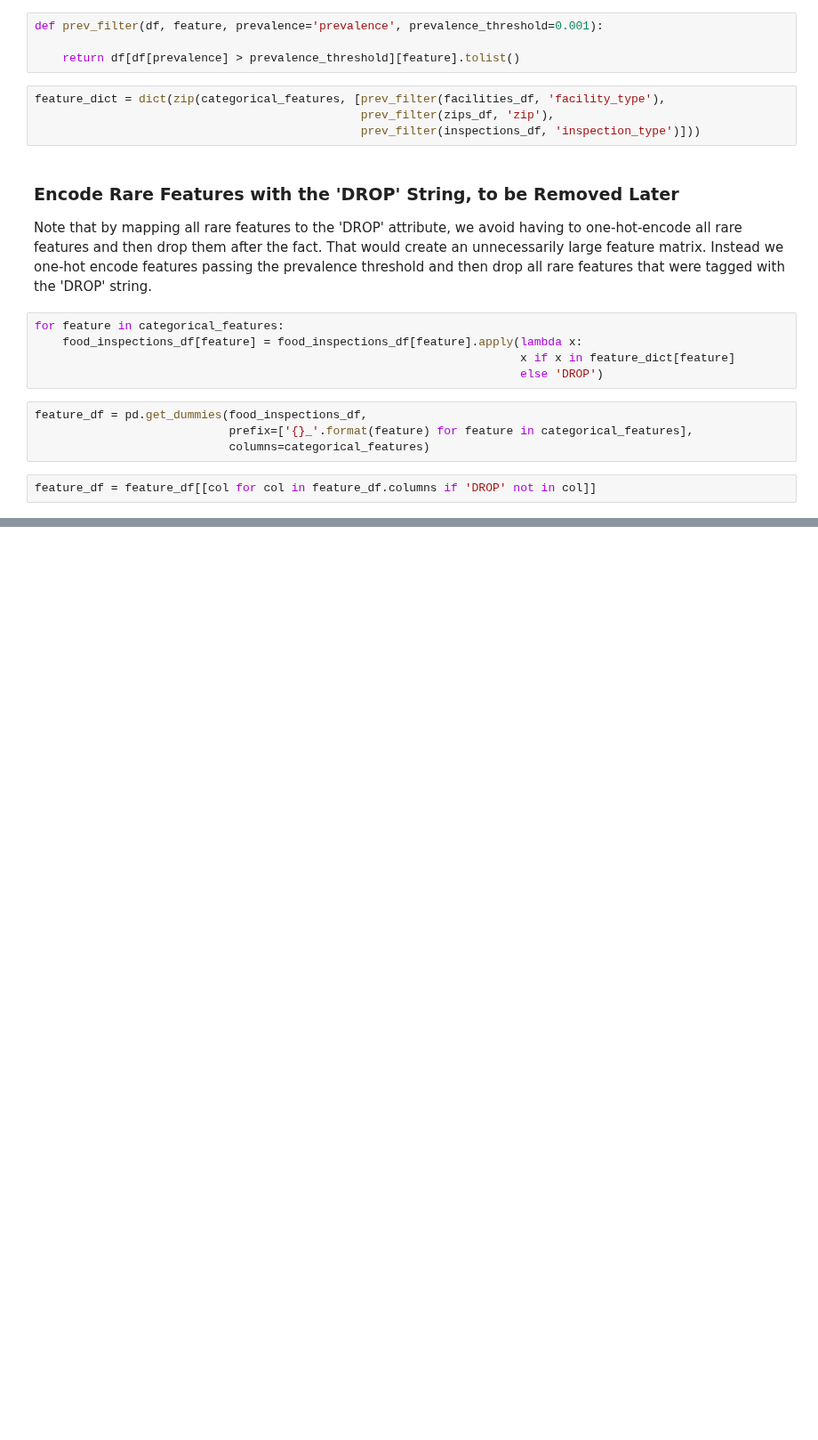
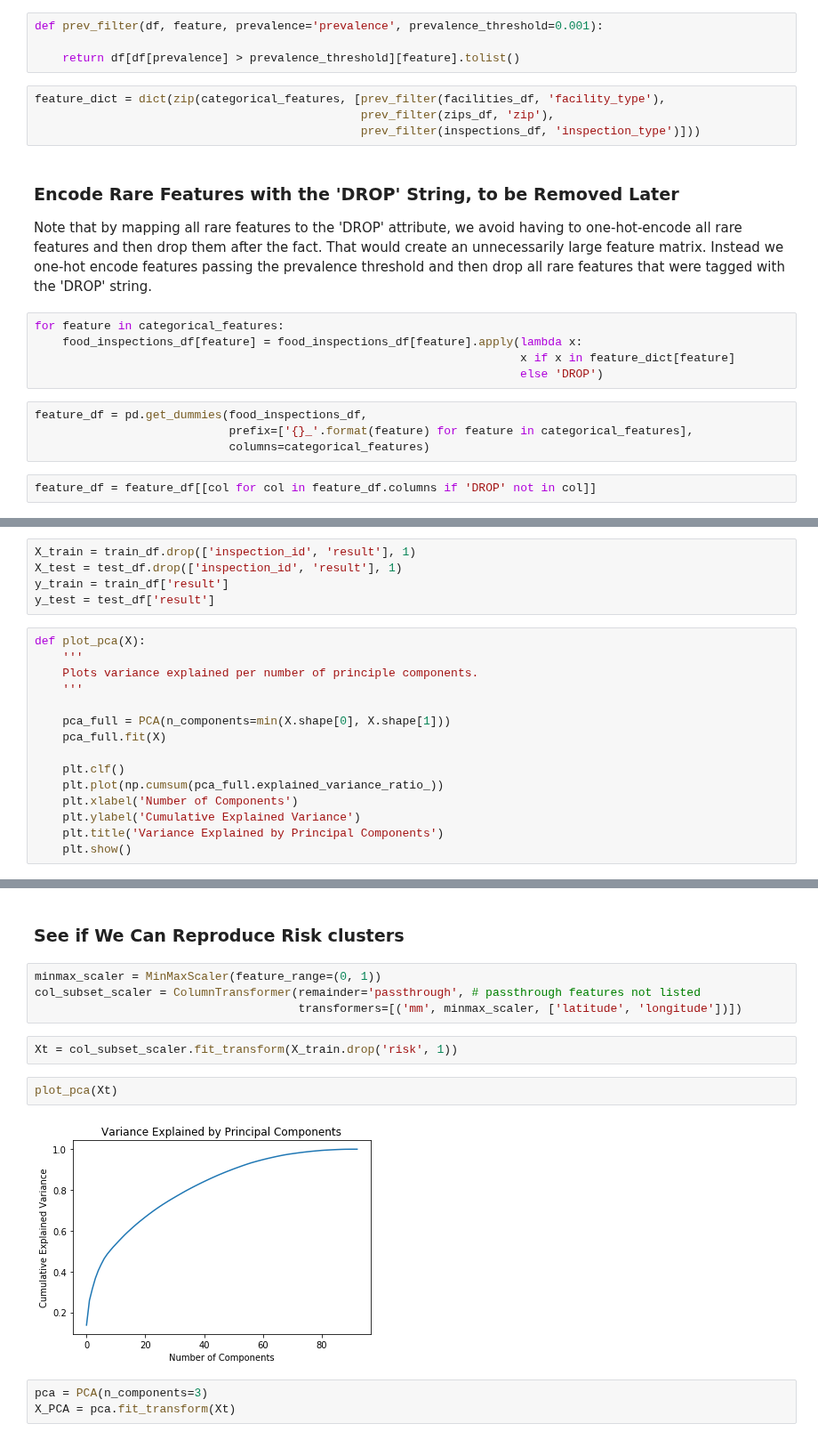
Before and after one commit to jstremme/DATA512-Research, a Jupyter notebook: final_project/chicago_food_inspections.ipynb, the cells around one changed output, grey strips where cells are left out. Shown at 89% size. Drawn from its saved outputs; the diff is of its cells as text; blank space fills up the shorter version.

Commit message:
run clustering, log reg

```diff
--- a/final_project/chicago_food_inspections.ipynb
+++ b/final_project/chicago_food_inspections.ipynb
@@ -381,0 +409,20 @@ def bar_count_plot(df, feature, count='count'):
+# %%
+X_train = train_df.drop(['inspection_id', 'result'], 1)
+X_test = test_df.drop(['inspection_id', 'result'], 1)
+y_train = train_df['result']
+y_test = test_df['result']
+# %%
+def plot_pca(X):
+    '''
+    Plots variance explained per number of principle components.
+    '''
+
+    pca_full = PCA(n_components=min(X.shape[0], X.shape[1]))
+    pca_full.fit(X)
+
+    plt.clf()
+    plt.plot(np.cumsum(pca_full.explained_variance_ratio_))
+    plt.xlabel('Number of Components')
+    plt.ylabel('Cumulative Explained Variance')
+    plt.title('Variance Explained by Principal Components')
+    plt.show()
@@ -381,0 +538,15 @@ def bar_count_plot(df, feature, count='count'):
+# %% [markdown]
+### See if We Can Reproduce Risk clusters
+# %%
+minmax_scaler = MinMaxScaler(feature_range=(0, 1))
+col_subset_scaler = ColumnTransformer(remainder='passthrough', # passthrough features not listed
+                                      transformers=[('mm', minmax_scaler, ['latitude', 'longitude'])])
+# %%
+Xt = col_subset_scaler.fit_transform(X_train.drop('risk', 1))
+# %%
+plot_pca(Xt)
+# %% [output]
+[figure, added]
+# %%
+pca = PCA(n_components=3)
+X_PCA = pca.fit_transform(Xt)
```
Also changed, not shown: parts of 42 cells of this notebook.
